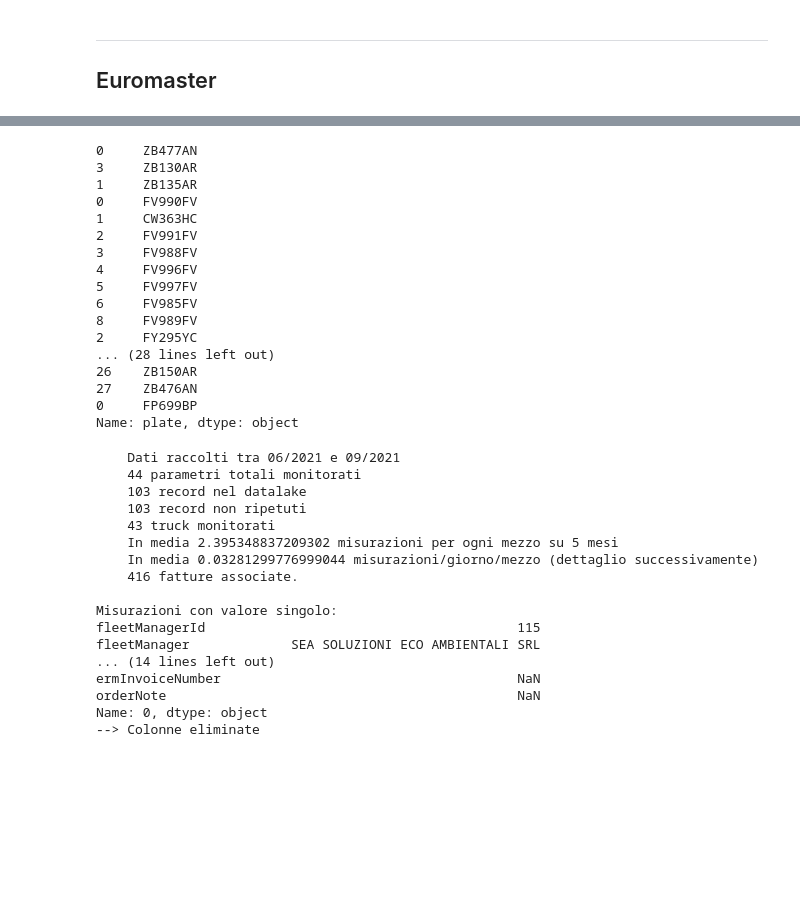
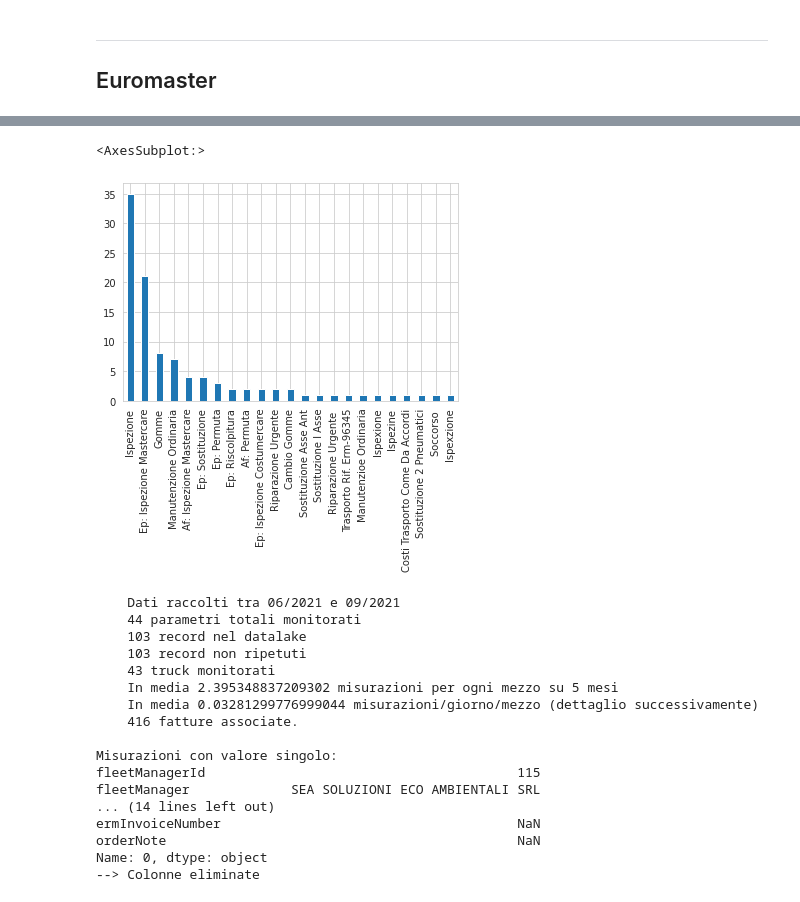
Before and after one commit to antonioalbanese/ai4trucks, a Jupyter notebook: Notebooks/cumulative_analysis.ipynb, the cells around one changed output, grey strips where cells are left out. Cells and saved outputs as stored; diff of their text form; code cells hidden in the pictures; blank space fills up the shorter version.

```diff
--- a/cumulative_analysis.ipynb
+++ b/Notebooks/cumulative_analysis.ipynb
@@ -184,23 +165,22 @@ df_E
-# %%
-df_E.plate.drop_duplicates().join()
-# %% [output]
-0     ZB477AN
-3     ZB130AR
-1     ZB135AR
-0     FV990FV
-1     CW363HC
-2     FV991FV
-3     FV988FV
-4     FV996FV
-5     FV997FV
-6     FV985FV
-8     FV989FV
-2     FY295YC
-... (28 lines left out)
-26    ZB150AR
-27    ZB476AN
-0     FP699BP
-Name: plate, dtype: object
+# %%
+cat_fatture2 = df_E[["dossierId", "date",
+                     "plate", "visitReason"]].rename(columns={"date": "Data",
+                                                              "plate": "Targa",
+                                                              "dossierId": "ID",
+                                                              "visitReason": "Manutenzione"
+                                              })
+
+cat_fatture2.Manutenzione = cat_fatture2.Manutenzione.str.title()
+cat_fatture2 = cat_fatture2[~cat_fatture2.Manutenzione.isin(["COSTI TRASPORTO COME DA ACCORDI"])]
+cat_fatture2.assign(Revisione="No",
+                    Tagliando="No",
+                    Categoria="Ruote",
+                   )
+cat_fatture2["Componente"] = cat_fatture2.Manutenzione.apply(lambda x: "Assi" if "ass" in x.lower() else "Pneumatici")
+cat_fatture2.Manutenzione.value_counts().plot(kind="bar")
+# %% [output]
+<AxesSubplot:>
+[figure, added]
 # %%
 df_E, _ = overview(df_E, timestamp="creationDate", fatture=fatture)
 # %% [output]
```
Also changed, not shown: parts of 4 cells of this notebook, 9 other files.
